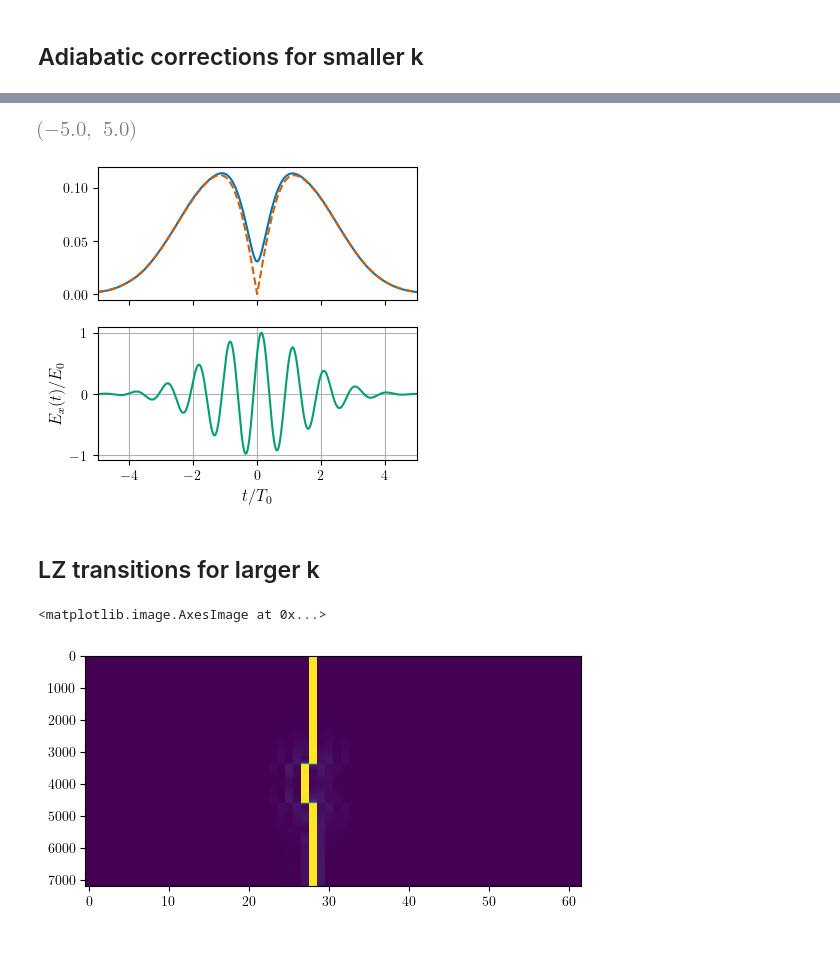
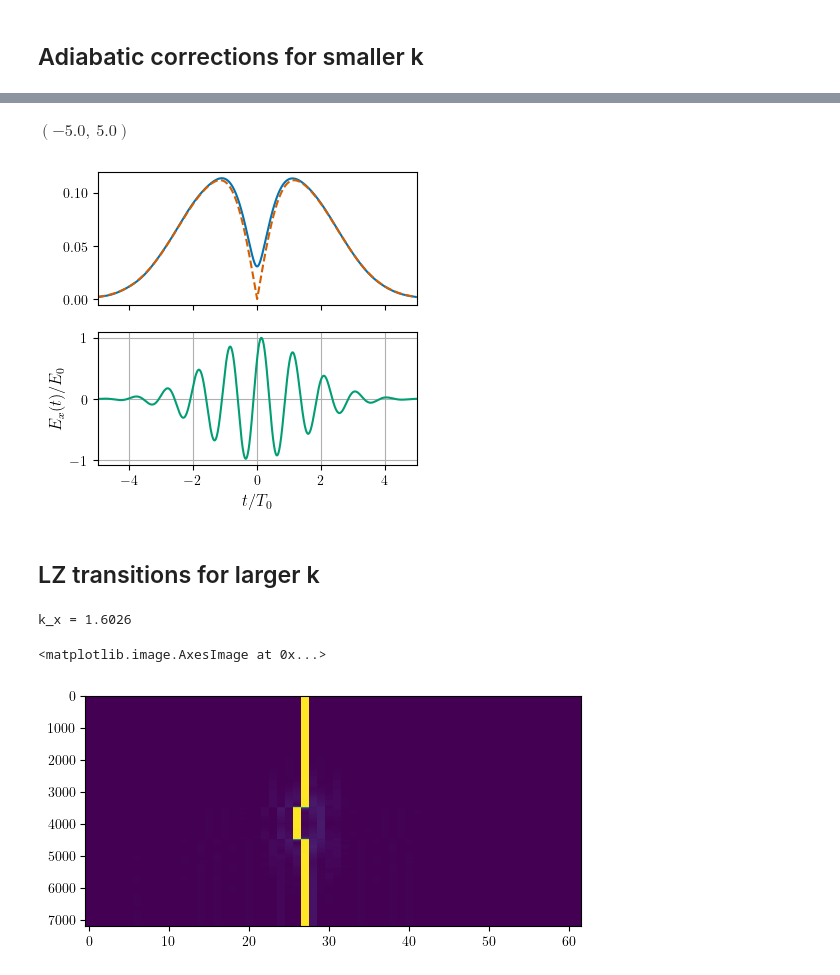
Before and after one commit to howbgl/Floquet_Dirac_ttp, a Jupyter notebook: thesis-adiabatic-correction.ipynb, the cells around one changed output, grey strips where cells are left out. Drawn from its saved outputs; the diff is of its cells as text; code cells hidden in the pictures; blank space fills up the shorter version.

```diff
--- a/thesis-adiabatic-correction.ipynb
+++ b/thesis-adiabatic-correction.ipynb
@@ -454,7 +454,8 @@ psi0band, T = 0, 1.
 ks = np.linspace(-0.1, 0.1, 64) + 1e-6
 ts = np.linspace(0, 2.0 * 3.0 * tau * T, 8000) + 1e-6
 # %%
-path = "/home/how09898/phd/thesis-figures-data/floquet-sidebands/data-bise/fig_Bi2Se3Lin_calphaData.npy"
+# path = "/home/how09898/phd/thesis-figures-data/floquet-sidebands/data-bise/fig_Bi2Se3Lin_calphaData_sin.npy"
+path = "/home/how09898/phd/thesis-figures-data/floquet-sidebands/data-bise/fig_Bi2Se3Lin_calphaData_conv_N_60_sin.npy"
 data = np.load(path, allow_pickle=True)
 # %%
 print(f"{len(data)} k_x points.")
@@ -515,18 +592,20 @@ ax.set_xlabel(r'$t/T_0$')
 ax.set_ylabel(r'$E_x(t)/E_0$')
 ax.set_xlim(-5,5)
 # %% [output]
+$\displaystyle \left( -5.0, \  5.0\right)$
-[figure, old version]
+[figure, new version]
-[figure, removed]
 # %% [markdown]
 ## LZ transitions for larger k
 # %%
-ik = 12
+ik = 56
+print(f"k_x = {data[ik]['k_x']*kprop:.4f}")
 
 ct = data[ik]['ct']
 plt.imshow(np.abs(ct),aspect=4e-3, interpolation='nearest')
 # %% [output]
-<matplotlib.image.AxesImage at 0x...>
+k_x = 1.6026
+<matplotlib.image.AxesImage at 0x...>
-[figure, old version]
+[figure, new version]
 # %%
 ifs_hamiltonians = data[ik]['hamiltonian']
 
```
Also changed, not shown: parts of 11 cells of this notebook, 2 other files.
